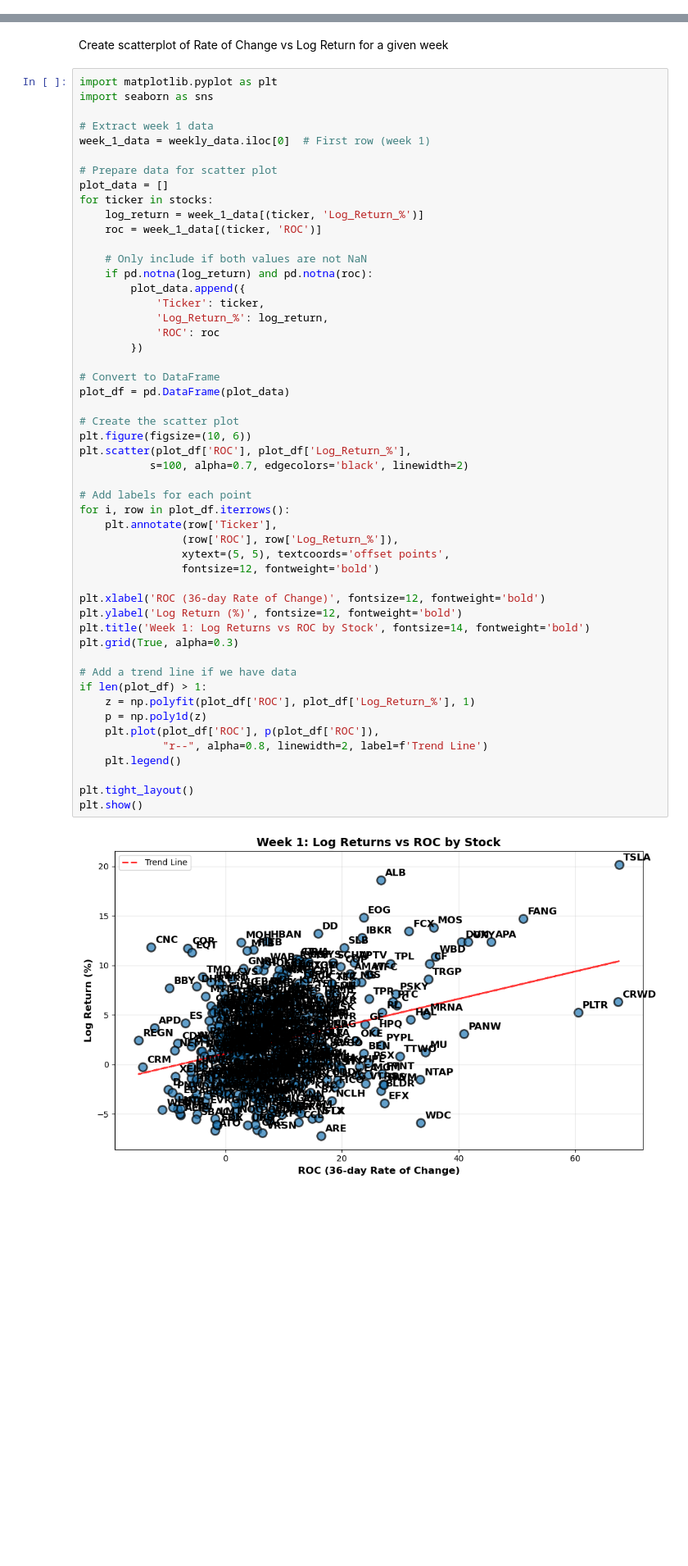
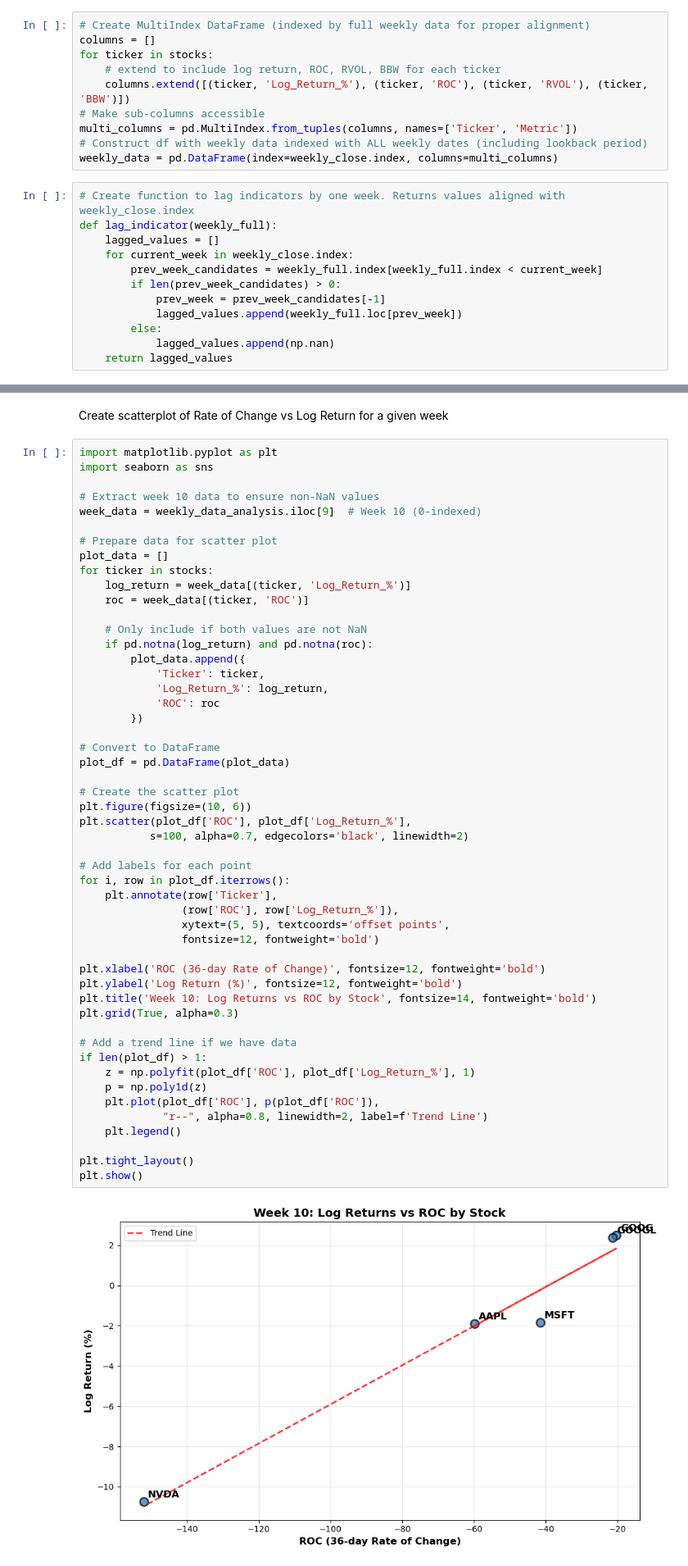
Before and after one commit to chaserenick2/Momentum-Volatility-and-Volume-Factors-in-U.S.-Stock-Returns, a Jupyter notebook: Regression.ipynb, the cells around one changed output, grey strips where cells are left out. Shown at 82% size. Drawn from its saved outputs; the diff is of its cells as text; blank space fills up the shorter version.

Commit message:
fixing log return and ROC calc

```diff
--- a/Regression.ipynb
+++ b/Regression.ipynb
@@ -186,3 +151,25 @@ weekly_volume = volume_data.resample('W-FRI').sum()
+# %%
+# Create MultiIndex DataFrame (indexed by full weekly data for proper alignment)
+columns = []
+for ticker in stocks:
+    # extend to include log return, ROC, RVOL, BBW for each ticker
+    columns.extend([(ticker, 'Log_Return_%'), (ticker, 'ROC'), (ticker, 'RVOL'), (ticker, 'BBW')])
+# Make sub-columns accessible
+multi_columns = pd.MultiIndex.from_tuples(columns, names=['Ticker', 'Metric'])
+# Construct df with weekly data indexed with ALL weekly dates (including lookback period)
+weekly_data = pd.DataFrame(index=weekly_close.index, columns=multi_columns)
+# %%
+# Create function to lag indicators by one week. Returns values aligned with weekly_close.index
+def lag_indicator(weekly_full):
+    lagged_values = []
+    for current_week in weekly_close.index:
+        prev_week_candidates = weekly_full.index[weekly_full.index < current_week]
+        if len(prev_week_candidates) > 0:
+            prev_week = prev_week_candidates[-1]
+            lagged_values.append(weekly_full.loc[prev_week])
+        else:
+            lagged_values.append(np.nan)
+    return lagged_values
 # %% [markdown]
 **Calculate and store key indicators**
 # %%
@@ -379,14 +419,14 @@ Create scatterplot of Rate of Change vs Log Return for a given week
 import matplotlib.pyplot as plt
 import seaborn as sns
 
-# Extract week 1 data
-week_1_data = weekly_data.iloc[0]  # First row (week 1)
+# Extract week 10 data to ensure non-NaN values
+week_data = weekly_data_analysis.iloc[9]  # Week 10 (0-indexed)
 
 # Prepare data for scatter plot
 plot_data = []
 for ticker in stocks:
-    log_return = week_1_data[(ticker, 'Log_Return_%')]
-    roc = week_1_data[(ticker, 'ROC')]
+    log_return = week_data[(ticker, 'Log_Return_%')]
+    roc = week_data[(ticker, 'ROC')]
 
     # Only include if both values are not NaN
     if pd.notna(log_return) and pd.notna(roc):
@@ -399,35 +439,35 @@ for ticker in stocks:
 # Convert to DataFrame
 plot_df = pd.DataFrame(plot_data)
 
 # Create the scatter plot
 plt.figure(figsize=(10, 6))
 plt.scatter(plot_df['ROC'], plot_df['Log_Return_%'],
            s=100, alpha=0.7, edgecolors='black', linewidth=2)
 
 # Add labels for each point
 for i, row in plot_df.iterrows():
     plt.annotate(row['Ticker'],
                 (row['ROC'], row['Log_Return_%']),
                 xytext=(5, 5), textcoords='offset points',
                 fontsize=12, fontweight='bold')
 
 plt.xlabel('ROC (36-day Rate of Change)', fontsize=12, fontweight='bold')
 plt.ylabel('Log Return (%)', fontsize=12, fontweight='bold')
-plt.title('Week 1: Log Returns vs ROC by Stock', fontsize=14, fontweight='bold')
+plt.title('Week 10: Log Returns vs ROC by Stock', fontsize=14, fontweight='bold')
 plt.grid(True, alpha=0.3)
 
 # Add a trend line if we have data
 if len(plot_df) > 1:
     z = np.polyfit(plot_df['ROC'], plot_df['Log_Return_%'], 1)
     p = np.poly1d(z)
     plt.plot(plot_df['ROC'], p(plot_df['ROC']),
              "r--", alpha=0.8, linewidth=2, label=f'Trend Line')
     plt.legend()
 
 plt.tight_layout()
 plt.show()
 # %% [output]
-[figure, old version]
+[figure, new version]
 # %%
 import seaborn as sns
 import numpy as np
```
Also changed, not shown: parts of 7 cells of this notebook.
